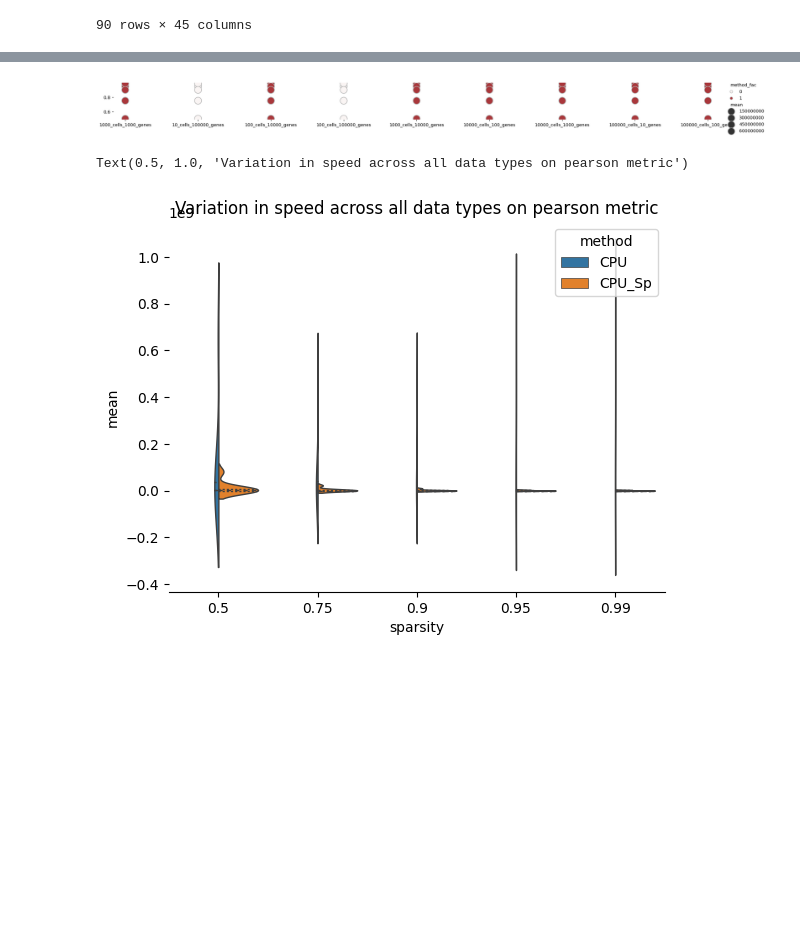
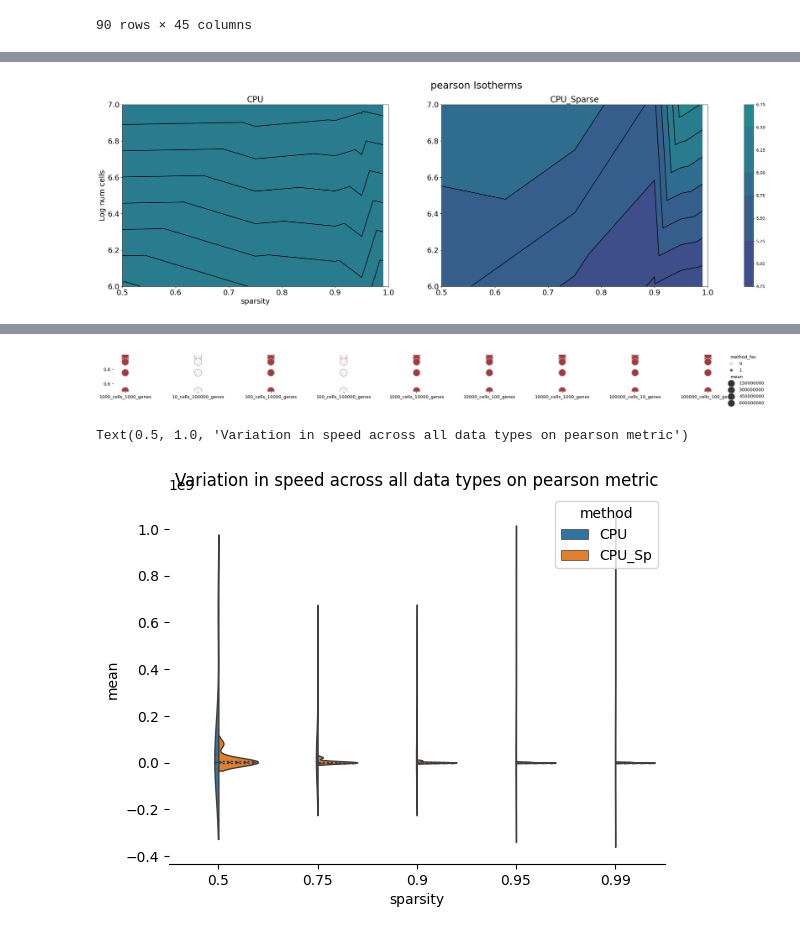
Before and after one commit to lab-medvedeva/Article-GADES, a Jupyter notebook: reproducibility/Sparse_plots.ipynb, the cells around one changed output, grey strips where cells are left out. Drawn from its saved outputs; the diff is of its cells as text; code cells hidden in the pictures; blank space fills up the shorter version.

```diff
--- a/reproducibility/Sparse_plots.ipynb
+++ b/reproducibility/Sparse_plots.ipynb
@@ -288,12 +503,38 @@ ValueError: operands could not be broadcast together with shapes (92,) (80,)
 # %%
-import seaborn as sns, matplotlib.pyplot as plt
+method = 'pearson'
+method_lower = method.lower()
 
-ordered_days = sorted(tips['day'].unique())
-g = sns.FacetGrid(matrix,col='id',col_wrap=2)
-#                                               change this to 4 ^
-g.map(sns.boxplot,'sparsity','mean',hue="method",
-               split=True, inner="quart", linewidth=1)
-for ax in g.axes.flatten():
-    ax.tick_params(labelbottom=True)
-plt.tight_layout()
-plt.show()
+fig, ax = plt.subplots(nrows=1, ncols=2, figsize=(32, 8))
+fig.suptitle(f'{method} Isotherms', fontsize=24)
+
+current_dfr = dfr[dfr.method == f'{method_lower}_CPU']
+#print(current_dfr)
+current_axis = ax[0]
+current_axis.set_title('CPU', fontsize=20)
+current_axis.set_xlim(0.5, 1.0)
+current_axis.set_ylim(6.0, 7.0)
+current_axis.set_xlabel('sparsity', fontsize=18)
+current_axis.set_ylabel('Log num cells', fontsize=18)
+current_axis.tick_params(axis='x', labelsize=18)
+current_axis.tick_params(axis='y', labelsize=18)
+tcf = current_axis.tricontourf(current_dfr.sparsity,current_dfr.logW,current_dfr.time, norm=norm_p)
+# fig.colorbar(tcf)
+contour = current_axis.tricontour(current_dfr.sparsity,current_dfr.logW,current_dfr.time, colors='k', norm=norm_p)
+
+current_dfr = dfl[dfl.method == f'{method_lower}_CPU_Sp']
+#print(current_dfr)
+current_axis = ax[1]
+current_axis.set_title('CPU_Sparse', fontsize=20)
+current_axis.set_xlim(0.5, 1.0)
+current_axis.set_ylim(6.0, 7.0)
+current_axis.tick_params(axis='x', labelsize=18)
+current_axis.tick_params(axis='y', labelsize=18)
+# current_axis.set_ylabel('Log num cells', fontsize=18)
+tcf = current_axis.tricontourf(current_dfr.sparsity,current_dfr.logW,current_dfr.time, norm=norm_p)
+
+contour = current_axis.tricontour(current_dfr.sparsity,current_dfr.logW,current_dfr.time, colors='k', norm=norm_p)
+
+fig.colorbar(tcf, ax=ax)
+plt.savefig(f'Isotherm{method}.png', bbox_inches='tight')
+# %% [output]
+[figure, added]
```
Also changed, not shown: parts of 9 cells of this notebook.
